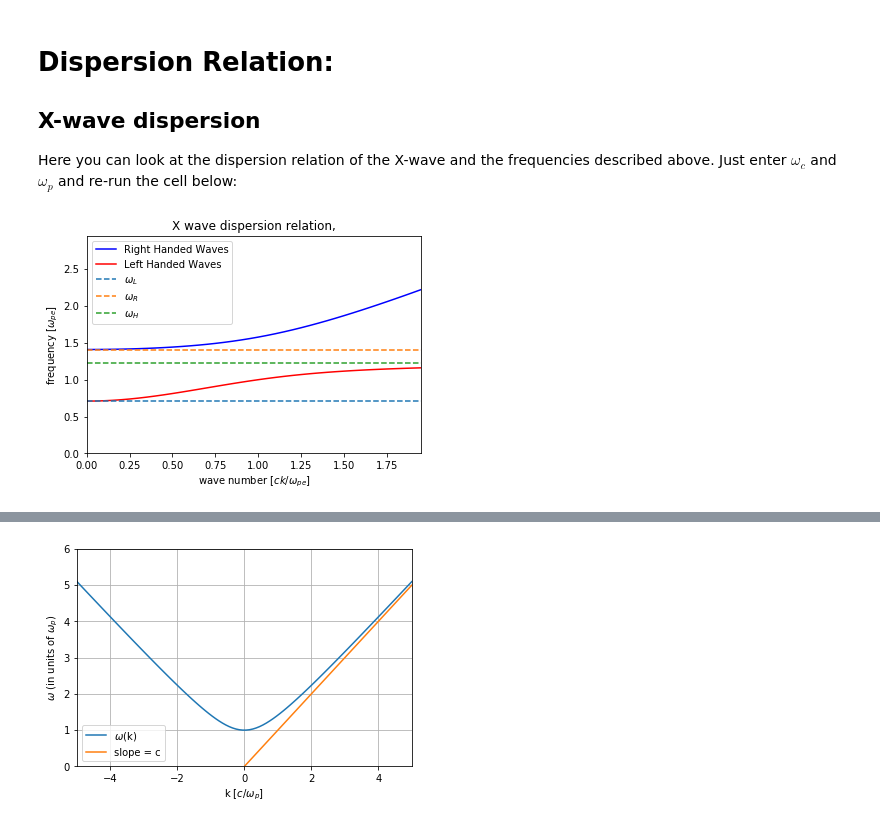
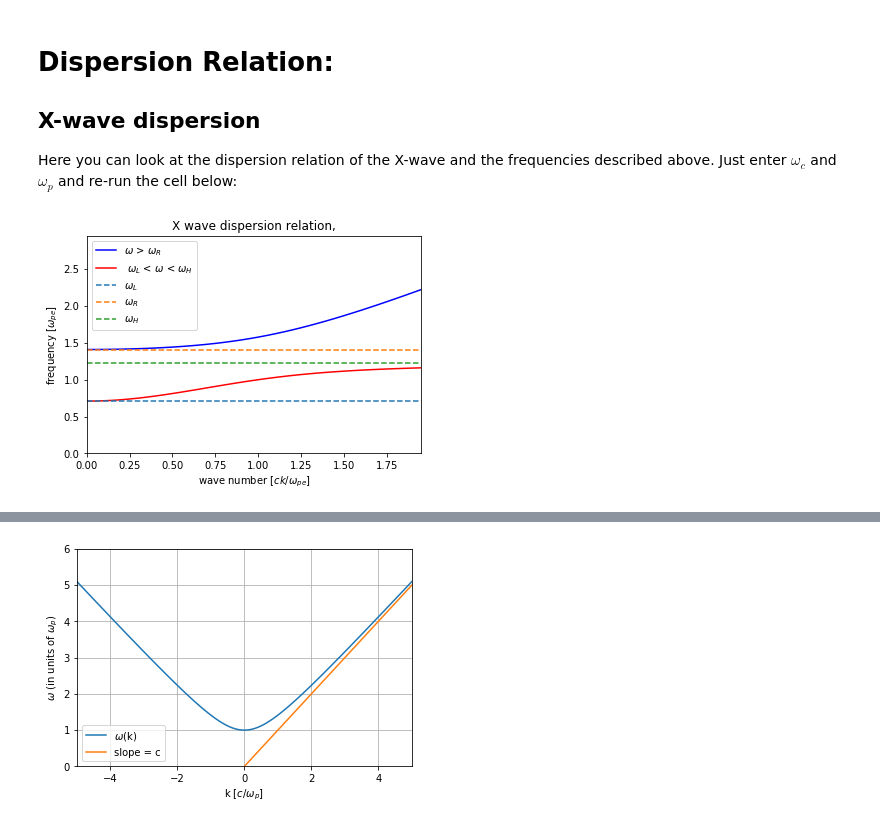
Before and after one commit to UCLA-Plasma-Simulation-Group/educational-codes, a Jupyter notebook: jupyter-docker/M185/project-3a/project-3a.ipynb, the cells around one changed output, grey strips where cells are left out. Saved outputs shown, nothing was run; the diff lists cells and outputs as text; code cells hidden in the pictures.

```diff
--- a/jupyter-docker/M185/project-3a/project-3a.ipynb
+++ b/jupyter-docker/M185/project-3a/project-3a.ipynb
@@ -92,33 +92,33 @@ wL=0.5*(np.sqrt(4*wp*wp+wc*wc)-wc)
 
 warrayL=np.zeros(karray.shape[0])
 warrayR=np.zeros(karray.shape[0])
 wLarray=np.zeros(karray.shape[0])
 wRarray=np.zeros(karray.shape[0])
 wHarray=np.zeros(karray.shape[0])
 
 wLarray[:]=wL
 wRarray[:]=wR
 wHarray[:]=np.sqrt(wp*wp+wc*wc)
 
 warrayL[0]=wL
 warrayR[0]=wR
 for ik in range(1,nk):
     warrayL[ik]=fsolve(xwave_disp,warrayL[ik-1],args=(wp,wc,karray[ik]))
     warrayR[ik]=fsolve(xwave_disp,warrayR[ik-1],args=(wp,wc,karray[ik]))
 
-plt.plot(karray,warrayR,'b',label='Right Handed Waves')
-plt.plot(karray,warrayL,'r',label='Left Handed Waves')
+plt.plot(karray,warrayR,'b',label='$\omega$ > $\omega_R$')
+plt.plot(karray,warrayL,'r',label=' $\omega_L$ < $\omega$ < $\omega_H$')
 plt.plot(karray,wLarray,'--',label='$\omega_L$')
 plt.plot(karray,wRarray,'--',label='$\omega_R$')
 plt.plot(karray,wHarray,'--',label='$\omega_H$')
 plt.xlabel('wave number $[ck/\omega_{pe}]$')
 plt.ylabel('frequency $[\omega_{pe}]$')
 plt.title('X wave dispersion relation,')
 plt.legend()
 plt.xlim([0,karray[nk-1]])
 plt.ylim([0,karray[nk-1]+1.0])
 #plt.grid(b=True, which='major', axis='both')
 plt.legend(loc=0)
 plt.show()
 # %% [output]
-[figure, old version]
+[figure, new version]
```
Also changed, not shown: parts of 19 cells of this notebook.
